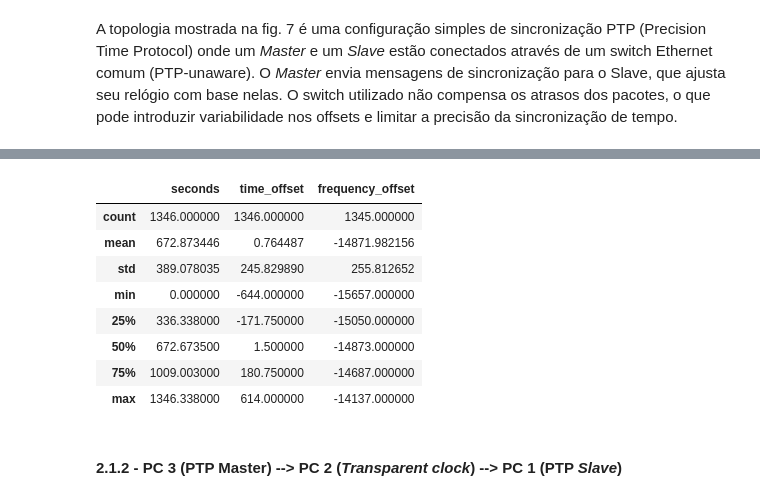
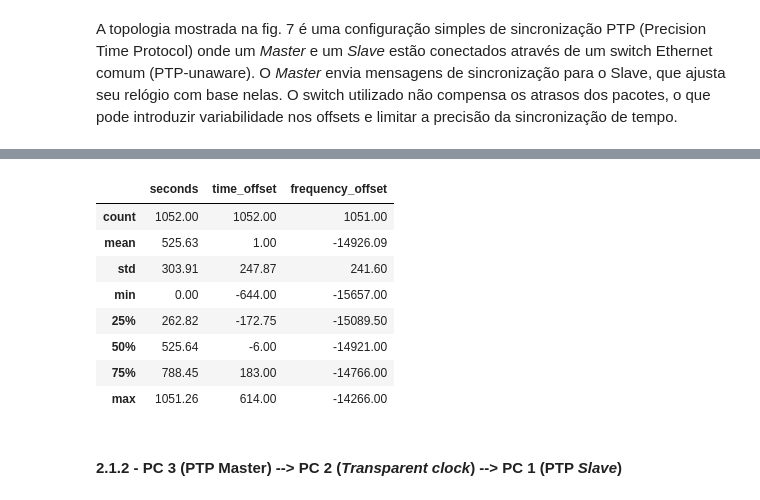
Before and after one commit to jvictorferreira3301/LPTP_Analyzer, a Jupyter notebook: LPTP_Analyzer.ipynb, the cells around one changed output, grey strips where cells are left out. Saved outputs shown, nothing was run; the diff lists cells and outputs as text; code cells hidden in the pictures.

```diff
--- a/LPTP_Analyzer.ipynb
+++ b/LPTP_Analyzer.ipynb
@@ -399,6 +425,13 @@ df_Switch_log = remove_outliers(df_Switch_log, 'time_offset')
 
 dataframes2['logs/TC.txt'] = df_TC_log
 dataframes2['logs/Switch.txt'] = df_Switch_log
+# %%
+df_Switch_log = df_Switch_log[df_Switch_log['seconds'] <= 1052]
+
+df_TC_log = df_TC_log[df_TC_log['seconds'] <= 1052]
+
+dataframes2['logs/TC.txt'] = df_TC_log
+dataframes2['logs/Switch.txt'] = df_Switch_log
 # %% [markdown]
 ### 2.1 - Topologias
 # %% [markdown]
@@ -415,17 +448,17 @@ A topologia mostrada na fig. 7 é uma configuração simples de sincronização
     </figure>
 </div>
 # %%
-df_Switch_log.describe()
+df_Switch_log.describe().round(2)
 # %% [output]
 |  | seconds | time_offset | frequency_offset |
-| count | 1346.000000 | 1346.000000 | 1345.000000 |
-| mean | 672.873446 | 0.764487 | -14871.982156 |
-| std | 389.078035 | 245.829890 | 255.812652 |
-| min | 0.000000 | -644.000000 | -15657.000000 |
-| 25% | 336.338000 | -171.750000 | -15050.000000 |
-| 50% | 672.673500 | 1.500000 | -14873.000000 |
-| 75% | 1009.003000 | 180.750000 | -14687.000000 |
-| max | 1346.338000 | 614.000000 | -14137.000000 |
+| count | 1052.00 | 1052.00 | 1051.00 |
+| mean | 525.63 | 1.00 | -14926.09 |
+| std | 303.91 | 247.87 | 241.60 |
+| min | 0.00 | -644.00 | -15657.00 |
+| 25% | 262.82 | -172.75 | -15089.50 |
+| 50% | 525.64 | -6.00 | -14921.00 |
+| 75% | 788.45 | 183.00 | -14766.00 |
+| max | 1051.26 | 614.00 | -14266.00 |
 # %% [markdown]
 #### 2.1.2 - **PC 3 (PTP Master) --> PC 2 (_Transparent clock_) --> PC 1 (PTP _Slave_)**
 # %% [markdown]
```
Also changed, not shown: parts of 21 cells of this notebook.
